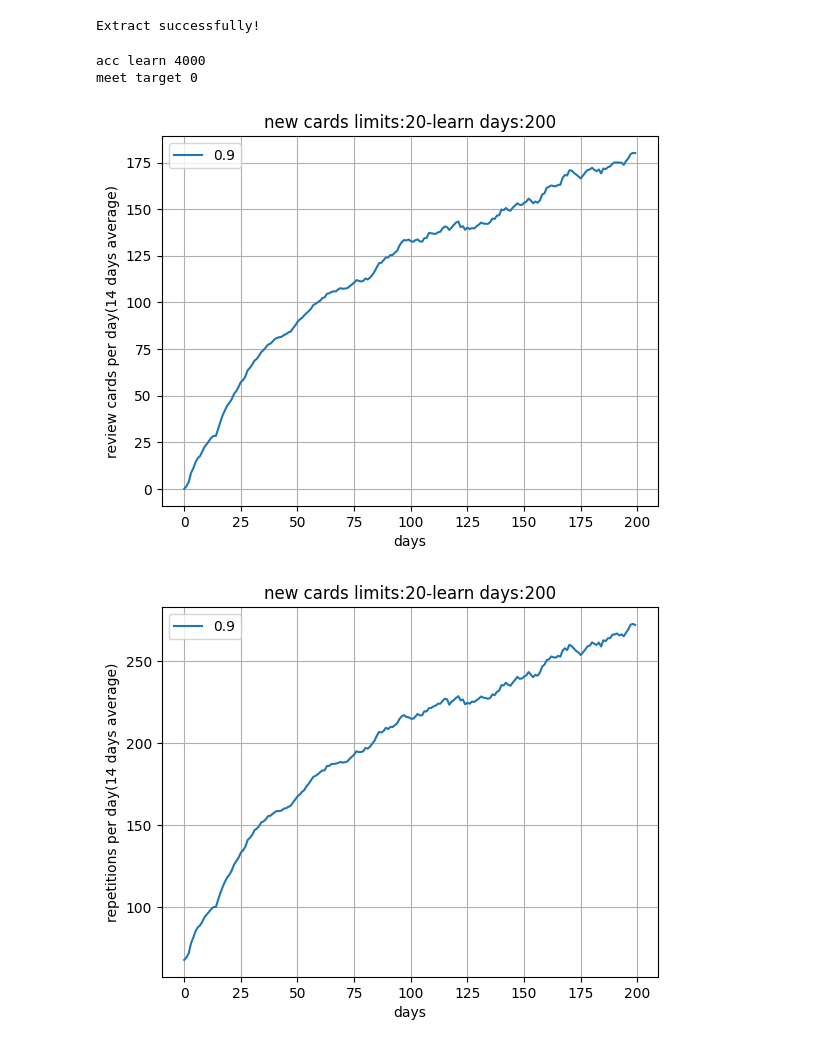
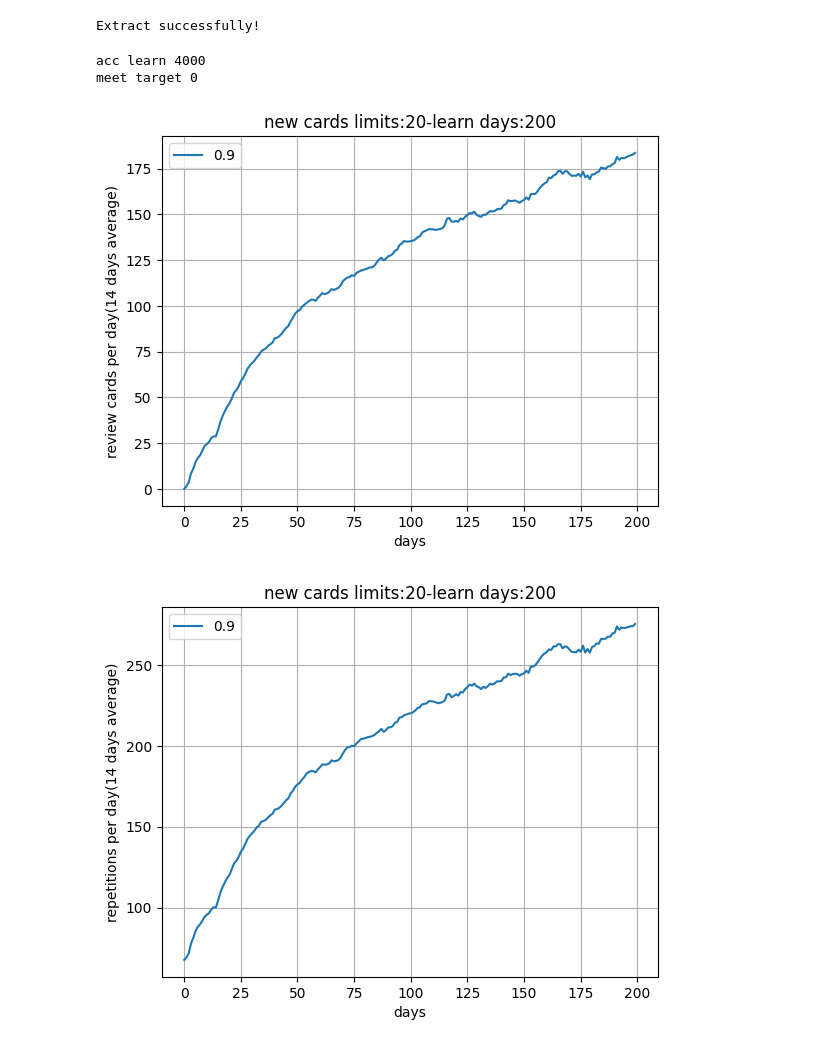
Before and after one commit to open-spaced-repetition/fsrs4anki, a Jupyter notebook: fsrs4anki_simulator.ipynb, the cells around one changed output. Cells and saved outputs as stored; diff of their text form; code cells hidden in the pictures.

Commit message:
add scheduler to simulation

```diff
--- a/fsrs4anki_simulator.ipynb
+++ b/fsrs4anki_simulator.ipynb
@@ -37,13 +41,13 @@ from pathlib import Path
 from tqdm import tqdm
 from torch import nn
 # %%
+import sqlite3
+from importlib.metadata import distribution
 filename = "ALL__Learning.apkg"
 # Extract the collection file or deck file to get the .anki21 database.
 with zipfile.ZipFile(f'./{filename}', 'r') as zip_ref:
     zip_ref.extractall('./')
     print("Extract successfully!")
-from importlib.metadata import distribution
-import sqlite3
 if os.path.isfile("collection.anki21b"):
     os.remove("collection.anki21b")
     raise Exception(
@@ -80,10 +84,13 @@ for t in type_sequence[1:]:
 new_repetitions = type_count[0]/type_block[0] + 1
 forget_repetitions = type_count[2]/type_block[2] + 1
 
-new_card_revlog = df[df['factor']==0]
-new_card_rating_distribution = new_card_revlog.groupby('ease')['id'].count()/new_card_revlog['id'].count()
-recall_card_revlog = df[(df['type']==1) & (df['ease']!=1)]
-recall_card_rating_distribution = recall_card_revlog.groupby('ease')['id'].count()/recall_card_revlog['id'].count()
+new_card_revlog = df[df['factor'] == 0]
+new_card_rating_distribution = new_card_revlog.groupby(
+    'ease')['id'].count()/new_card_revlog['id'].count()
+recall_card_revlog = df[(df['type'] == 1) & (df['ease'] != 1)]
+recall_card_rating_distribution = recall_card_revlog.groupby(
+    'ease')['id'].count()/recall_card_revlog['id'].count()
+
 
 def generate_rating(review_type):
     if review_type == 'new':
@@ -148,7 +155,8 @@ class Collection:
 
     def states(self, t_history, r_history):
         with torch.no_grad():
-            line_tensor = lineToTensor(list(zip([str(t_history)], [str(r_history)]))[0])
+            line_tensor = lineToTensor(
+                list(zip([str(t_history)], [str(r_history)]))[0])
             output_t = [(self.model.zero, self.model.zero, self.model.zero)]
             for input_t in line_tensor:
                 output_t.append(self.model(input_t, *output_t[-1]))
@@ -161,7 +169,7 @@ class Collection:
     def init(self):
         t = 0
         r = generate_rating('new')
-        p = round(new_card_rating_distribution[r],2)
+        p = round(new_card_rating_distribution[r], 2)
         new_states = self.states(t, r)
         return r, t, p, new_states
 # %%
@@ -209,9 +217,27 @@ meet_target = 0
 student = Collection()
 random.seed(2022)
 
+intervalModifier = np.log(requestRetention) / np.log(0.9)
 
-def next_interval(stability):
-    return max(1, round(stability * np.log(requestRetention) / np.log(0.9)))
+
+def constrain_interval(stability):
+    return min(max(1, round(stability * intervalModifier)), maximumInterval)
+
+
+def fsrs4anki_scheduler(last_stability, stability, rating, lapses):
+    again_interval = constrain_interval(defaultStability * np.exp(lapsesBase * lapses))
+    hard_interval = constrain_interval(last_stability * hardInterval)
+    good_interval = max(constrain_interval(stability), hard_interval + 1)
+    easy_interval = max(constrain_interval(stability * easyBonus), good_interval + 1)
+    if rating == 1:
+        return again_interval
+    if rating == 2:
+        return hard_interval
+    if rating == 3:
+        return good_interval
+    if rating == 4:
+        return easy_interval
+    return maximumInterval
 
 
 for day in tqdm(range(learn_days)):
@@ -260,15 +286,15 @@ for day in tqdm(range(learn_days)):
                 card.iat[idx, field_map['due']] = np.inf
                 continue
 
-            delta_t = next_interval(card.iat[idx, field_map['stability']])
+            delta_t = fsrs4anki_scheduler(stability, new_stability, rating, lapses)
             card.iat[idx, field_map['due']] = day + delta_t
 
         else:
             review_repetitions_today += forget_repetitions
 
-            card.iat[idx, field_map['r_history']] += ',1'
+            rating = 1
+            card.iat[idx, field_map['r_history']] += f',{rating}'
 
-            # new_states = student.states(card.iat[idx, field_map['t_history']] ,card.iat[idx, field_map['r_history']])
             new_states = student.next_states(states, ivl, 1)
             new_stability = float(new_states[0])
             new_difficulty = float(new_states[1])
@@ -289,7 +315,7 @@ for day in tqdm(range(learn_days)):
             card.iat[idx, field_map['reps']] = reps
             card.iat[idx, field_map['lapses']] = lapses
 
-            delta_t = next_interval(card.iat[idx, field_map['stability']])
+            delta_t = fsrs4anki_scheduler(stability, new_stability, rating, lapses)
             card.iat[idx, field_map['due']] = day + delta_t
             card.iat[idx, field_map['repetitions']] += recall_repetitions
 
@@ -316,15 +342,14 @@ for day in tqdm(range(learn_days)):
         card.iat[idx, field_map['difficulty']] = new_difficulty
         card.iat[idx, field_map['states']] = new_states
 
-        delta_t = next_interval(card.iat[idx, field_map['stability']])
+        delta_t = constrain_interval(new_stability)
         card.iat[idx, field_map['due']] = day + delta_t
         card.iat[idx, field_map['repetitions']] = new_repetitions
 
     new_card_per_day[day] = learned
     review_card_per_day[day] = reviewed
     learned_per_day[day] = learned_per_day[day - 1] + learned
-    repetitions_per_day[day] = review_repetitions_today + \
-        learn_repetitions_today
+    repetitions_per_day[day] = review_repetitions_today + learn_repetitions_today
 
     if day >= moving_average_period:
         new_card_per_day_average_per_period[day] = np.true_divide(
@@ -365,38 +390,38 @@ save['stability'] = round(save['stability'], 2)
 save['retrievability'] = round(save['retrievability'], 2)
 save['difficulty'] = round(save['difficulty'], 2)
 
-save.to_csv(f'./simulator-{requestRetention * 100 :.2f}.tsv', index=False, sep='\t')
+save.to_csv(f'./simulator-{round(requestRetention * 100)}%.tsv', index=False, sep='\t')
 
 plt.figure(1)
 plt.title(f"new cards limits:{new_cards_limits}-learn days:{learn_days}")
 plt.xlabel("days")
 plt.ylabel(f"review cards per day({moving_average_period} days average)")
 plt.legend()
 plt.grid(True)
 plt.figure(2)
 plt.title(f"new cards limits:{new_cards_limits}-learn days:{learn_days}")
 plt.xlabel("days")
 plt.ylabel(f"repetitions per day({moving_average_period} days average)")
 plt.legend()
 plt.grid(True)
 plt.figure(3)
 plt.title(f"new cards limits:{new_cards_limits}-learn days:{learn_days}")
 plt.xlabel("days")
 plt.ylabel(f"cards total learned")
 plt.legend()
 plt.grid(True)
 plt.figure(4)
 plt.title(f"new cards limits:{new_cards_limits}-learn days:{learn_days}")
 plt.xlabel("days")
 plt.ylabel("total remembered (summation of retrievability)")
 plt.legend()
 plt.grid(True)
 plt.show()
 plt.close('all')
 # %% [output]
 acc learn 4000
 meet target 0
-[figure, old version]
+[figure, new version]
-[figure, old version]
+[figure, new version]
 [figure]
 [figure]
```
Also changed, not shown: parts of 1 cell of this notebook.
